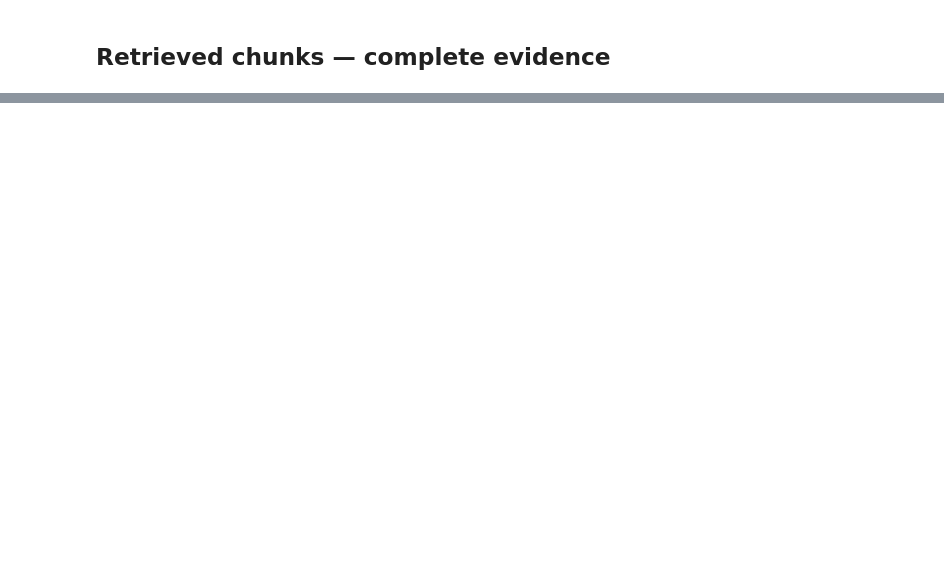
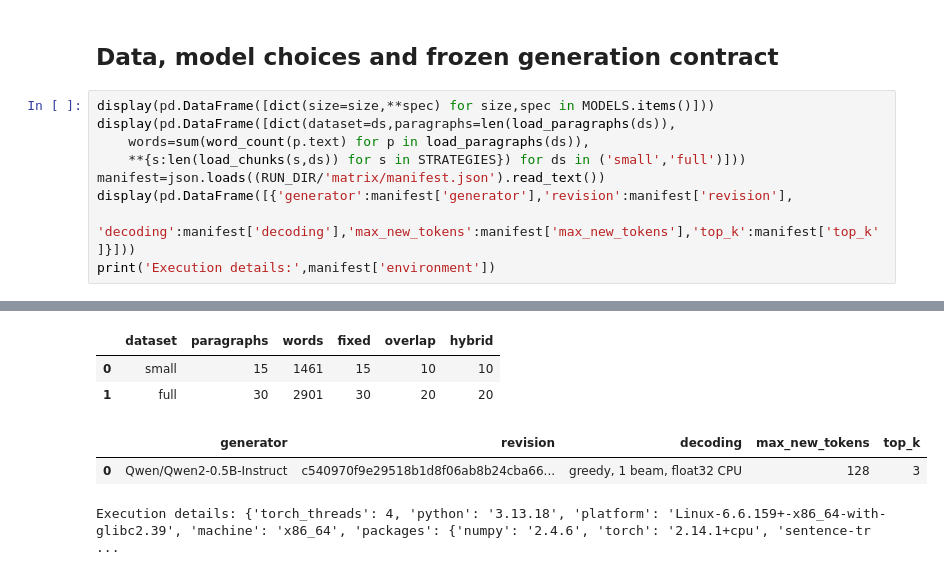
Before and after one commit to HestiaaAI/12_HestiaaAI, a Jupyter notebook: a8/person2_retrieval_scaling.ipynb, the cells around one changed output, grey strips where cells are left out. Cells and saved outputs as stored; diff of their text form; blank space fills up the shorter version.

```diff
--- a/a8/person2_retrieval_scaling.ipynb
+++ b/a8/person2_retrieval_scaling.ipynb
@@ -97,2 +30,12 @@ display(matrix[columns])
-# %% [markdown]
-## Retrieved chunks — complete evidence
+# %% [markdown]
+## Data, model choices and frozen generation contract
+# %%
+display(pd.DataFrame([dict(size=size,**spec) for size,spec in MODELS.items()]))
+display(pd.DataFrame([dict(dataset=ds,paragraphs=len(load_paragraphs(ds)),
+    words=sum(word_count(p.text) for p in load_paragraphs(ds)),
+    **{s:len(load_chunks(s,ds)) for s in STRATEGIES}) for ds in ('small','full')]))
+manifest=json.loads((RUN_DIR/'matrix/manifest.json').read_text())
+display(pd.DataFrame([{'generator':manifest['generator'],'revision':manifest['revision'],
+    'decoding':manifest['decoding'],'max_new_tokens':manifest['max_new_tokens'],'top_k':manifest['top_k']}]))
+print('Execution details:',manifest['environment'])
+# %% [output]
@@ -98,0 +46,6 @@ display(matrix[columns])
+|  | dataset | paragraphs | words | fixed | overlap | hybrid |
+| 0 | small | 15 | 1461 | 15 | 10 | 10 |
+| 1 | full | 30 | 2901 | 30 | 20 | 20 |
+|  | generator | revision | decoding | max_new_tokens | top_k |
+| 0 | Qwen/Qwen2-0.5B-Instruct | c540970f9e29518b1d8f06ab8b24cba66... | greedy, 1 beam, float32 CPU | 128 | 3 |
+Execution details: {'torch_threads': 4, 'python': '3.13.18', 'platform': 'Linux-6.6.159+-x86_64-with-glibc2.39', 'machine': 'x86_64', 'packages': {'numpy': '2.4.6', 'torch': '2.14.1+cpu', 'sentence-tr ...
```
Also changed, not shown: parts of 20 cells of this notebook, 27 other files.
